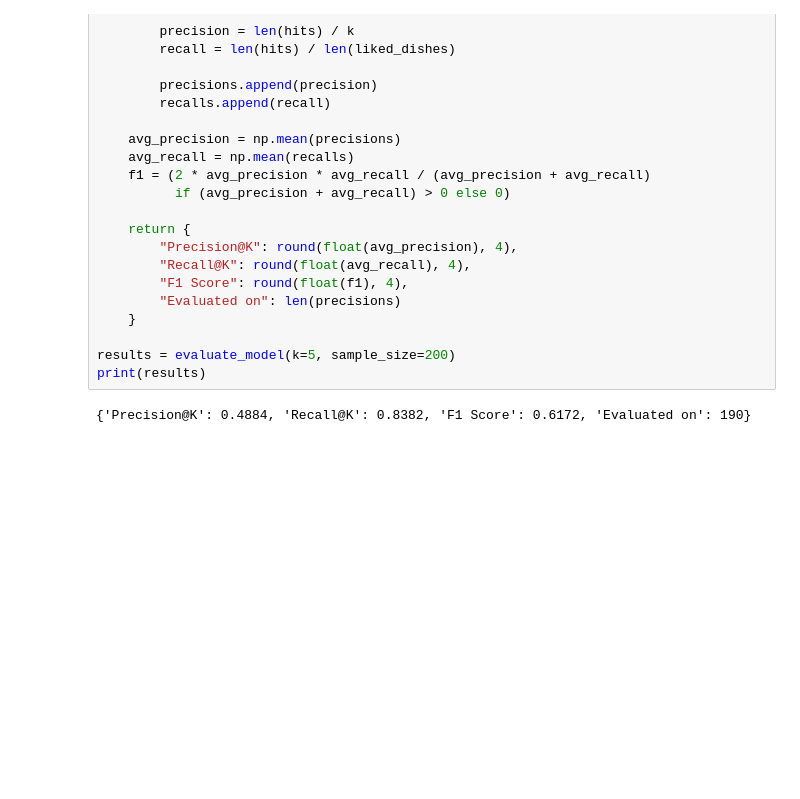
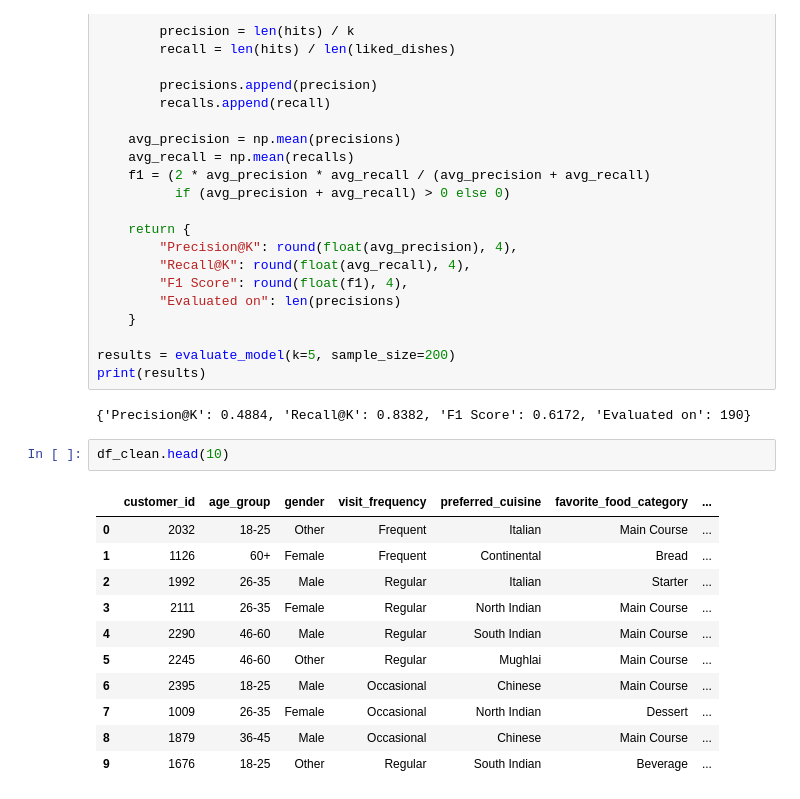
Before and after one commit to sohamsantoshamne-wq/restaurant-recommendation-system, a Jupyter notebook: notebooks/02_build_model.ipynb, the cells around one changed output. Cells and saved outputs as stored; diff of their text form; blank space fills up the shorter version.

Commit message:
Clean up test data and retrain model on clean dataset

```diff
--- a/notebooks/02_build_model.ipynb
+++ b/notebooks/02_build_model.ipynb
@@ -306,3 +310,17 @@ results = evaluate_model(k=5, sample_size=200)
 print(results)
 # %% [output]
 {'Precision@K': 0.4884, 'Recall@K': 0.8382, 'F1 Score': 0.6172, 'Evaluated on': 190}
+# %%
+df_clean.head(10)
+# %% [output]
+|  | customer_id | age_group | gender | visit_frequency | preferred_cuisine | favorite_food_category | ... |
+| 0 | 2032 | 18-25 | Other | Frequent | Italian | Main Course | ... |
+| 1 | 1126 | 60+ | Female | Frequent | Continental | Bread | ... |
+| 2 | 1992 | 26-35 | Male | Regular | Italian | Starter | ... |
+| 3 | 2111 | 26-35 | Female | Regular | North Indian | Main Course | ... |
+| 4 | 2290 | 46-60 | Male | Regular | South Indian | Main Course | ... |
+| 5 | 2245 | 46-60 | Other | Regular | Mughlai | Main Course | ... |
+| 6 | 2395 | 18-25 | Male | Occasional | Chinese | Main Course | ... |
+| 7 | 1009 | 26-35 | Female | Occasional | North Indian | Dessert | ... |
+| 8 | 1879 | 36-45 | Male | Occasional | Chinese | Main Course | ... |
+| 9 | 1676 | 18-25 | Other | Regular | South Indian | Beverage | ... |
```
Also changed, not shown: parts of 2 cells of this notebook.
